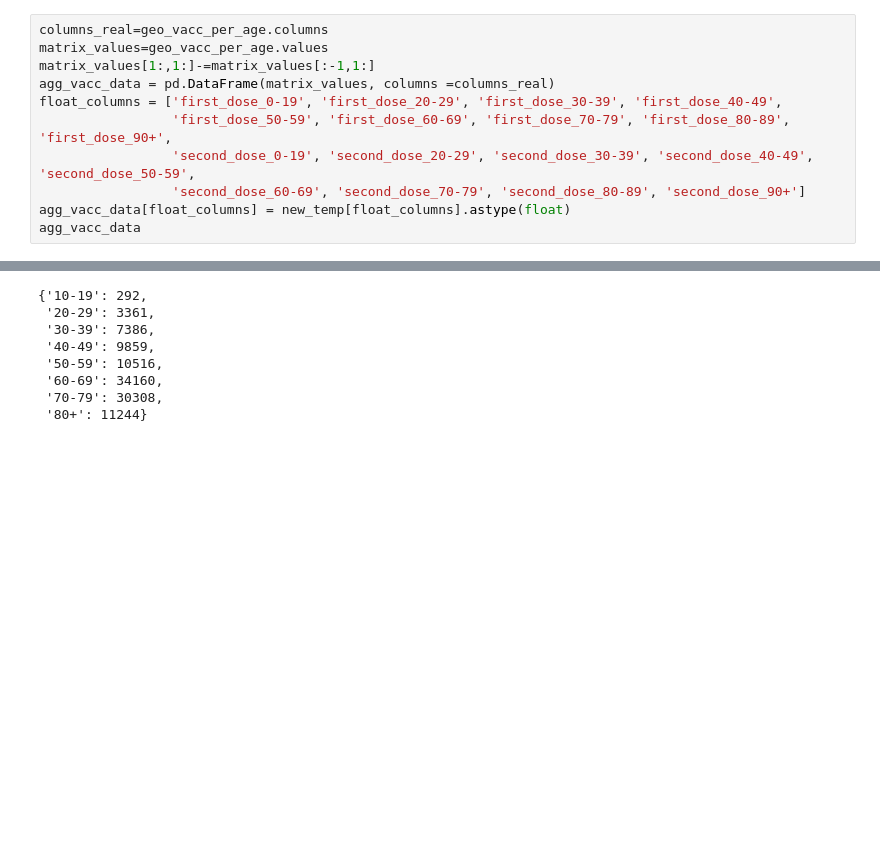
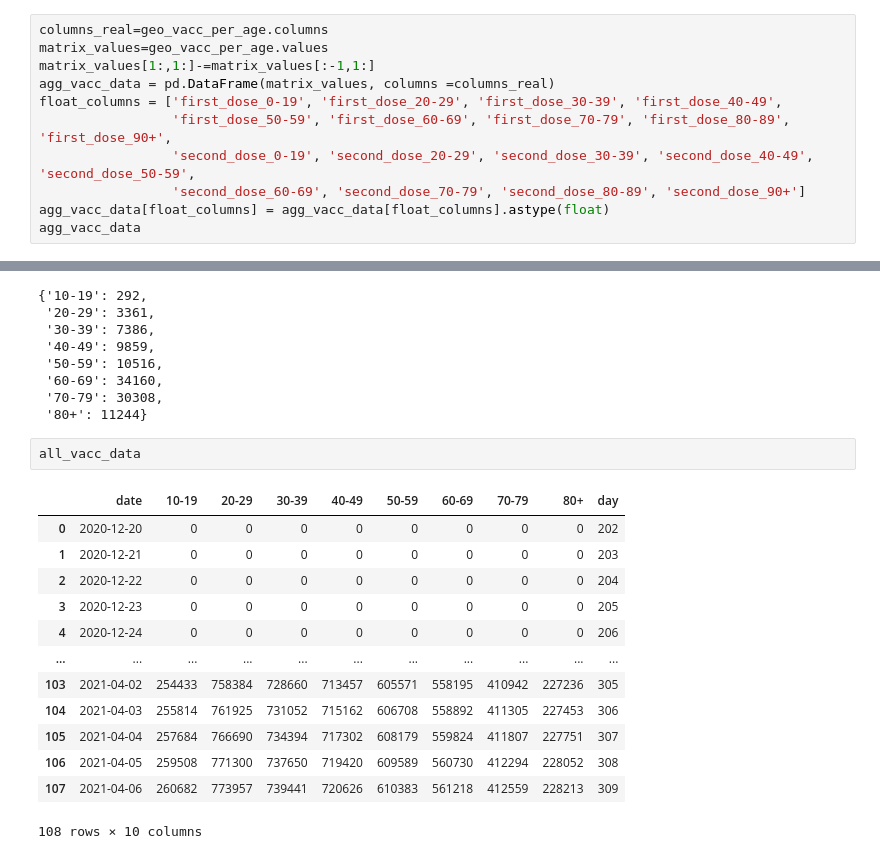
Before and after one commit to CoronaPolicy/prediction_model, a Jupyter notebook: israel_data/vacc_data_for_sim.ipynb, the cells around one changed output, grey strips where cells are left out. Cells and saved outputs as stored; diff of their text form; blank space fills up the shorter version.

```diff
--- a/israel_data/vacc_data_for_sim.ipynb
+++ b/israel_data/vacc_data_for_sim.ipynb
@@ -54,7 +54,7 @@ float_columns = ['first_dose_0-19', 'first_dose_20-29', 'first_dose_30-39', 'fir
                  'first_dose_50-59', 'first_dose_60-69', 'first_dose_70-79', 'first_dose_80-89', 'first_dose_90+',
                  'second_dose_0-19', 'second_dose_20-29', 'second_dose_30-39', 'second_dose_40-49', 'second_dose_50-59',
                  'second_dose_60-69', 'second_dose_70-79', 'second_dose_80-89', 'second_dose_90+']
-agg_vacc_data[float_columns] = new_temp[float_columns].astype(float)
+agg_vacc_data[float_columns] = agg_vacc_data[float_columns].astype(float)
 agg_vacc_data
 # %% [output]
 |  | date | first_dose_0-19 | first_dose_20-29 | first_dose_30-39 | first_dose_40-49 | first_dose_50-59 | ... |
@@ -127,3 +127,19 @@ ages = all_vacc_data[all_vacc_data['day'] == 220].columns[ 1:-1]
  '60-69': 34160,
  '70-79': 30308,
  '80+': 11244}
+# %%
+all_vacc_data
+# %% [output]
+|  | date | 10-19 | 20-29 | 30-39 | 40-49 | 50-59 | 60-69 | 70-79 | 80+ | day |
+| 0 | 2020-12-20 | 0 | 0 | 0 | 0 | 0 | 0 | 0 | 0 | 202 |
+| 1 | 2020-12-21 | 0 | 0 | 0 | 0 | 0 | 0 | 0 | 0 | 203 |
+| 2 | 2020-12-22 | 0 | 0 | 0 | 0 | 0 | 0 | 0 | 0 | 204 |
+| 3 | 2020-12-23 | 0 | 0 | 0 | 0 | 0 | 0 | 0 | 0 | 205 |
+| 4 | 2020-12-24 | 0 | 0 | 0 | 0 | 0 | 0 | 0 | 0 | 206 |
+| ... | ... | ... | ... | ... | ... | ... | ... | ... | ... | ... |
+| 103 | 2021-04-02 | 254433 | 758384 | 728660 | 713457 | 605571 | 558195 | 410942 | 227236 | 305 |
+| 104 | 2021-04-03 | 255814 | 761925 | 731052 | 715162 | 606708 | 558892 | 411305 | 227453 | 306 |
+| 105 | 2021-04-04 | 257684 | 766690 | 734394 | 717302 | 608179 | 559824 | 411807 | 227751 | 307 |
+| 106 | 2021-04-05 | 259508 | 771300 | 737650 | 719420 | 609589 | 560730 | 412294 | 228052 | 308 |
+| 107 | 2021-04-06 | 260682 | 773957 | 739441 | 720626 | 610383 | 561218 | 412559 | 228213 | 309 |
+108 rows × 10 columns
```
Also changed, not shown: 39 other files.
